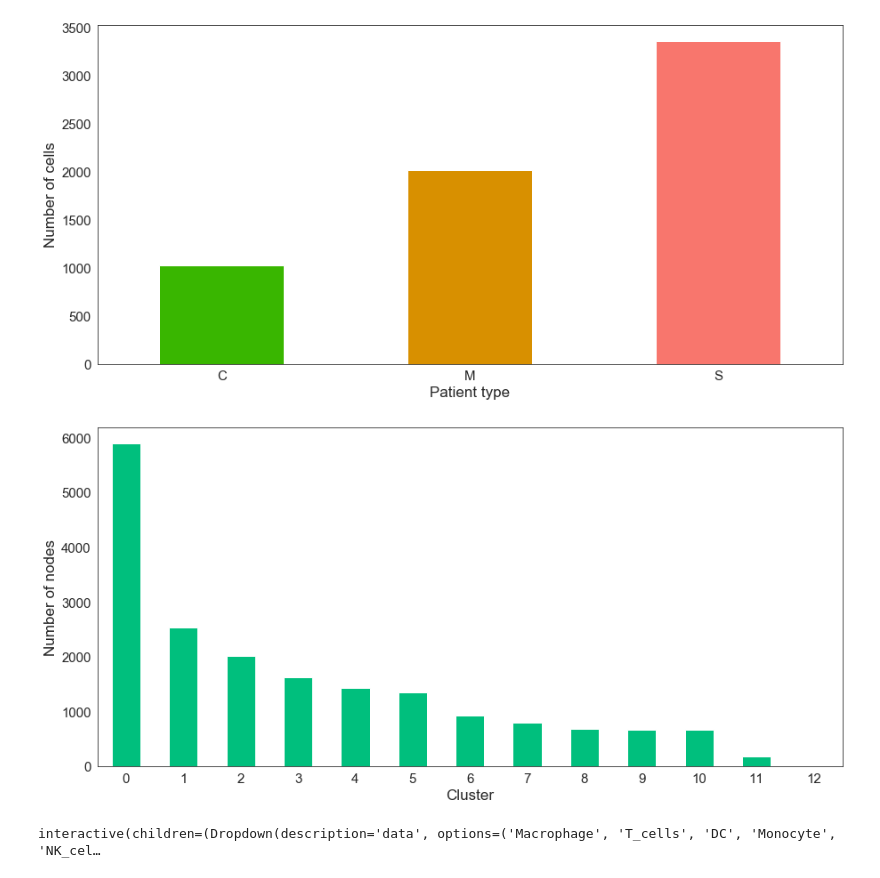
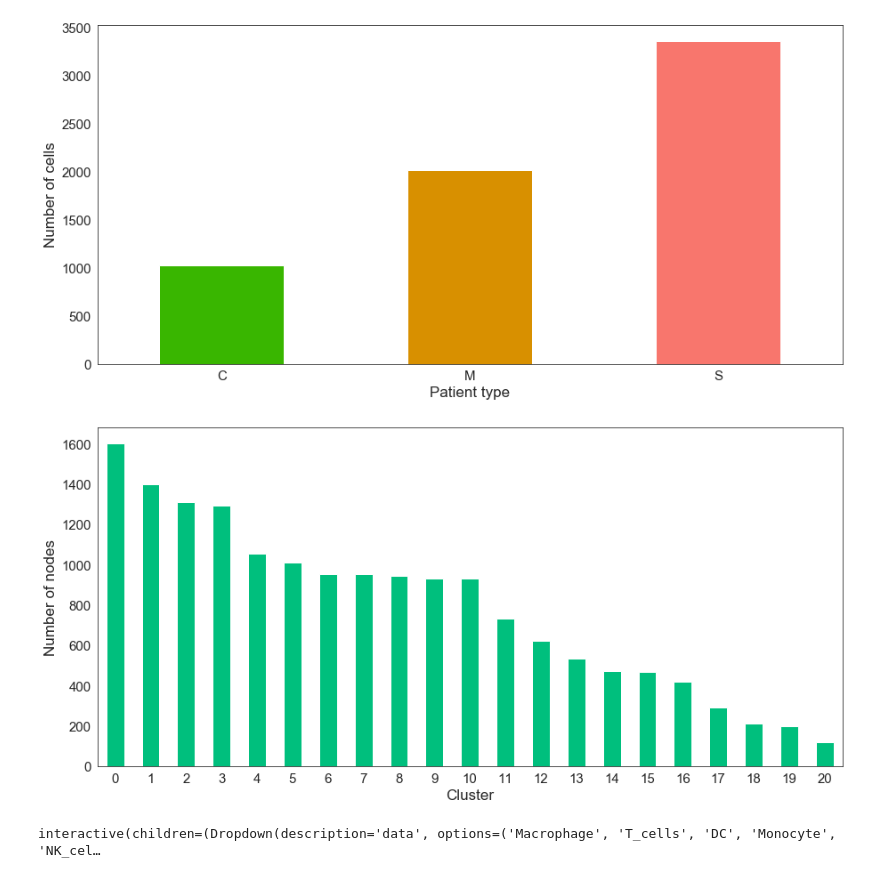
Before and after one commit to masyahook/scGRN, a Jupyter notebook: jupyter/GRN_inference.ipynb, the cells around one changed output. Drawn from its saved outputs; the diff is of its cells as text; code cells hidden in the pictures.

```diff
--- a/jupyter/GRN_inference.ipynb
+++ b/jupyter/GRN_inference.ipynb
@@ -2316,27 +2360,27 @@ with sns.axes_style("white"):
 # %% [output]
 [figure]
 # %%
-curr_type = 'T_cells'
+curr_type = 'NK_cell'
 algo = 'leiden'
 curr_data = 'data_all'
 
 data_to = os.path.join(_DATA_HOME, 'cell_types', curr_type, 'data', 'grnboost2', f'{algo}_communities')
 
 data_all = pd.read_pickle(os.path.join(data_to, f'raw_data_communities_info.pickle'))
 data_C, data_M, data_S = [
     pd.read_pickle(os.path.join(data_to, f'raw_data_{pat}_type_communities_info.pickle')) for pat in ['C', 'M', 'S']
 ]
 
 data_to_plot = eval(curr_data)
 
 with sns.axes_style("white"):
     f, ax = plt.subplots(figsize=(15, 7))
     data_to_plot['num_nodes'].plot(kind='bar', ax=ax, rot=0, color=colors['saturated_green'])
     plt.xlabel('Cluster')
     plt.ylabel('Number of nodes')
     plt.savefig(f'tmp/tmp_{curr_type}_cluster_node_count.pdf', bbox_inches='tight')
 # %% [output]
-[figure, old version]
+[figure, new version]
 # %%
 from src.func import *
 %autoreload 2
```
Also changed, not shown: parts of 3 cells of this notebook, 2 other files.
